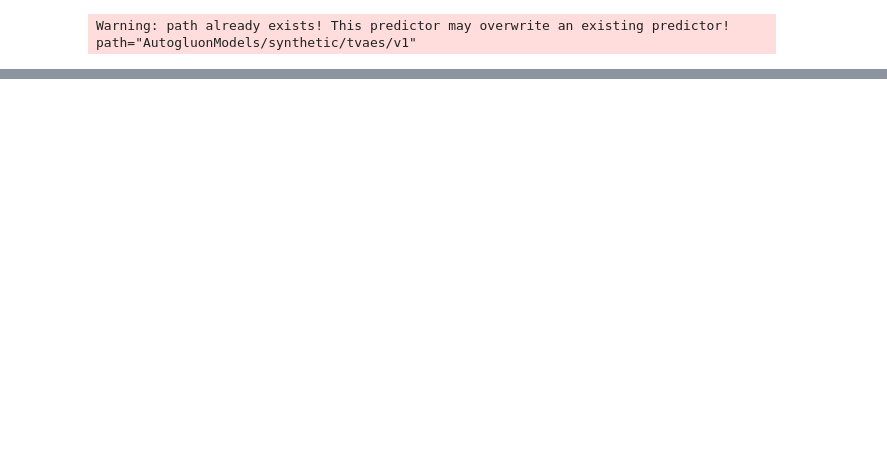
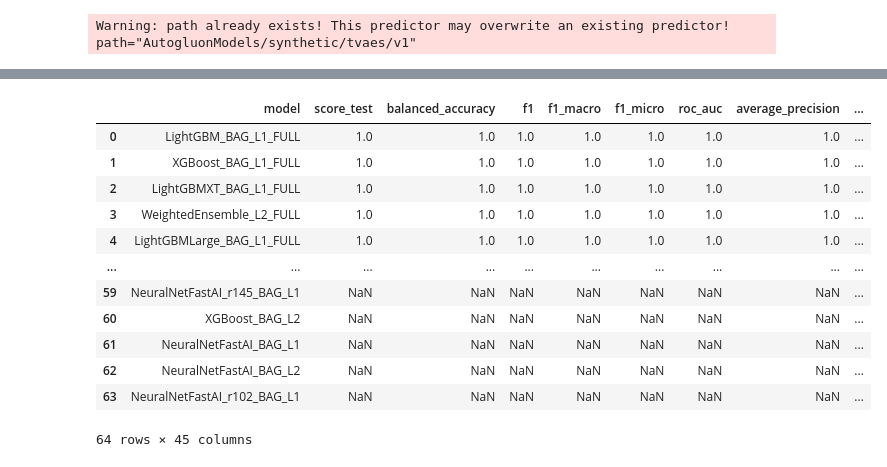
Before and after one commit to jgalanl/synthetic-data, a Jupyter notebook: autogluon/tlp/autogluon_tlp_synthetic_tvaes.ipynb, the cells around one changed output, grey strips where cells are left out. Drawn from its saved outputs; the diff is of its cells as text; code cells hidden in the pictures; blank space fills up the shorter version.

```diff
--- a/autogluon/tlp/autogluon_tlp_synthetic_tvaes.ipynb
+++ b/autogluon/tlp/autogluon_tlp_synthetic_tvaes.ipynb
@@ -211,6 +163,7 @@ Evaluations on test data:
 # %%
-predictor.leaderboard(
+predictors = predictor.leaderboard(
     df_train,
     extra_metrics = auxiliary_metrics,
+    extra_info=True,
     silent=True
 )
@@ -236,3 +170,19 @@ predictor.leaderboard(
+# %%
+predictors
+# %% [output]
+|  | model | score_test | balanced_accuracy | f1 | f1_macro | f1_micro | roc_auc | average_precision | ... |
+| 0 | LightGBM_BAG_L1_FULL | 1.0 | 1.0 | 1.0 | 1.0 | 1.0 | 1.0 | 1.0 | ... |
+| 1 | XGBoost_BAG_L1_FULL | 1.0 | 1.0 | 1.0 | 1.0 | 1.0 | 1.0 | 1.0 | ... |
+| 2 | LightGBMXT_BAG_L1_FULL | 1.0 | 1.0 | 1.0 | 1.0 | 1.0 | 1.0 | 1.0 | ... |
+| 3 | WeightedEnsemble_L2_FULL | 1.0 | 1.0 | 1.0 | 1.0 | 1.0 | 1.0 | 1.0 | ... |
+| 4 | LightGBMLarge_BAG_L1_FULL | 1.0 | 1.0 | 1.0 | 1.0 | 1.0 | 1.0 | 1.0 | ... |
+| ... | ... | ... | ... | ... | ... | ... | ... | ... | ... |
+| 59 | NeuralNetFastAI_r145_BAG_L1 | NaN | NaN | NaN | NaN | NaN | NaN | NaN | ... |
+| 60 | XGBoost_BAG_L2 | NaN | NaN | NaN | NaN | NaN | NaN | NaN | ... |
+| 61 | NeuralNetFastAI_BAG_L1 | NaN | NaN | NaN | NaN | NaN | NaN | NaN | ... |
+| 62 | NeuralNetFastAI_BAG_L2 | NaN | NaN | NaN | NaN | NaN | NaN | NaN | ... |
+| 63 | NeuralNetFastAI_r102_BAG_L1 | NaN | NaN | NaN | NaN | NaN | NaN | NaN | ... |
+64 rows × 45 columns
 # %%
 predictor.feature_importance(data=df_train)
 # %% [output]
```
Also changed, not shown: parts of 10 cells of this notebook, 7 other files.
